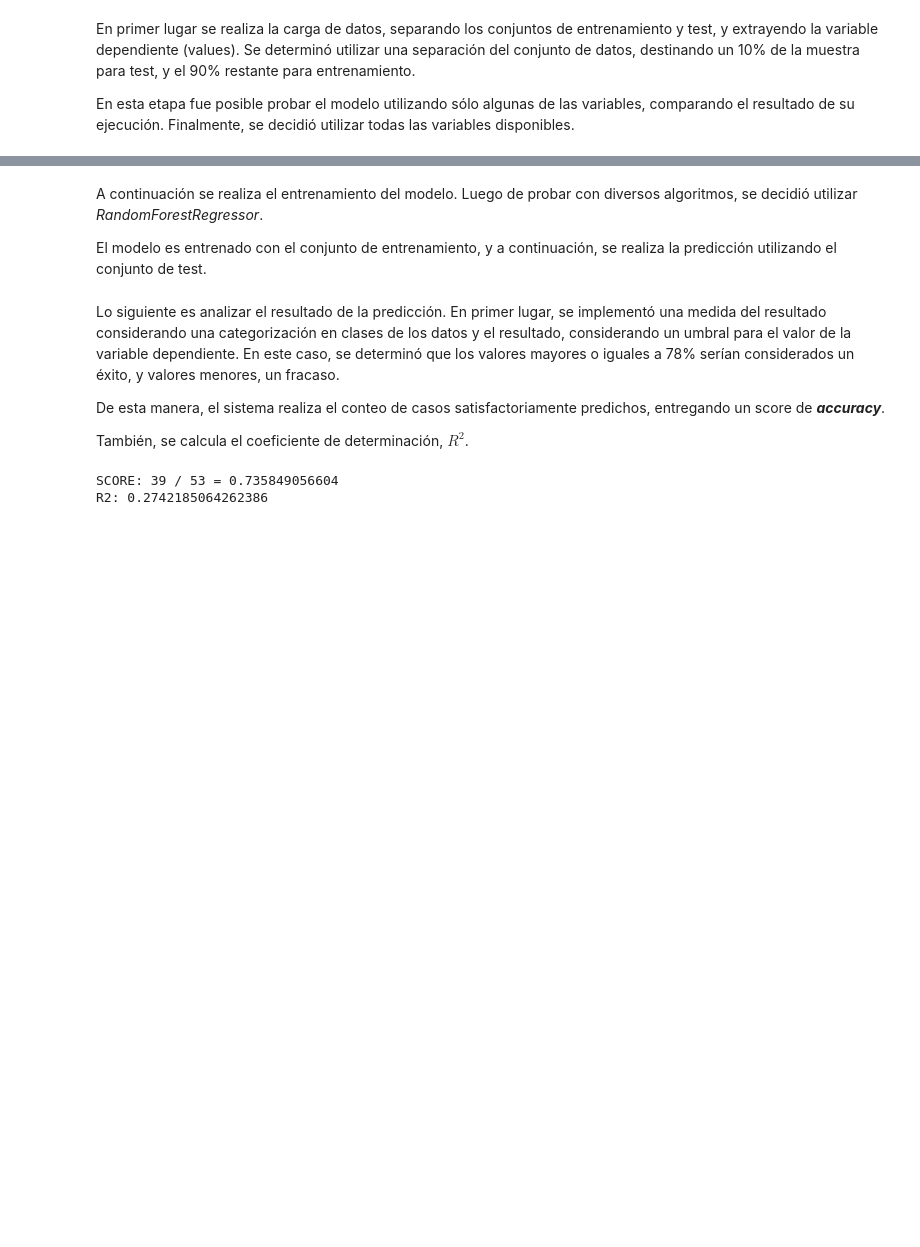
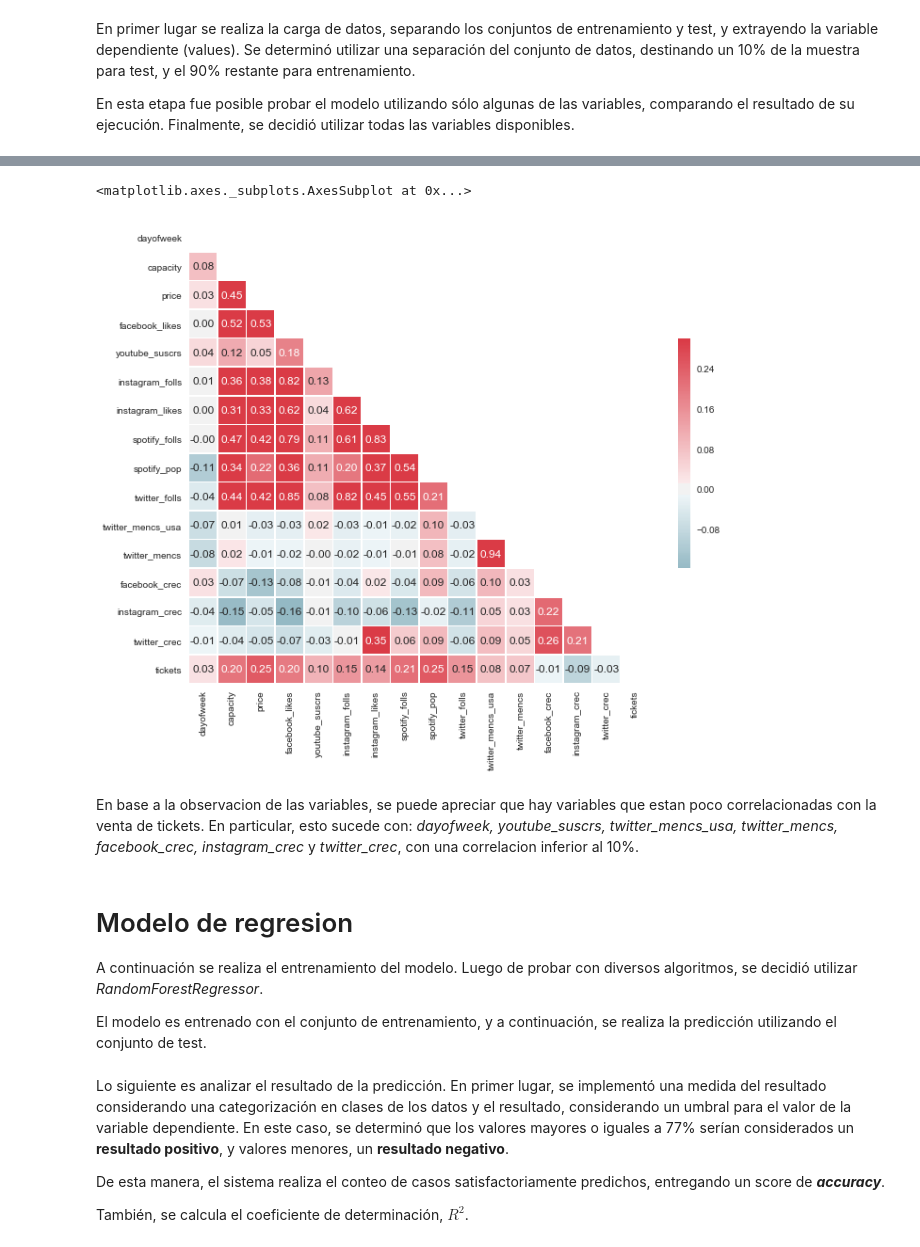
Before and after one commit to danielgomezm/diplomado, a Jupyter notebook: rrss_regresion.ipynb, the cells around one changed output, grey strips where cells are left out. Cells and saved outputs as stored; diff of their text form; code cells hidden in the pictures; blank space fills up the shorter version.

```diff
--- a/rrss_regresion.ipynb
+++ b/rrss_regresion.ipynb
@@ -95,4 +165,20 @@ values_test   = values[420:]
+# %%
+# correlacion entre variables
+corr_vectors = Xy.corr()
+mask = np.zeros_like(corr_vectors, dtype=np.bool)
+mask[np.triu_indices_from(mask)] = True
+f, ax = plt.subplots(figsize=(11, 9))
+cmap = sns.diverging_palette(220, 10, as_cmap=True)
+sns.heatmap(corr_vectors, mask=mask, cmap=cmap, vmax=.3, center=0, annot = True, fmt='.2f',
+            square=True, linewidths=.5, cbar_kws={"shrink": .5})
+# %% [output]
+<matplotlib.axes._subplots.AxesSubplot at 0x...>
+[figure, added]
+# %% [markdown]
+En base a la observacion de las variables, se puede apreciar que hay variables que estan poco correlacionadas con la venta de tickets. En particular, esto sucede con: <i>dayofweek, youtube_suscrs, twitter_mencs_usa, twitter_mencs, facebook_crec, instagram_crec</i> y <i>twitter_crec</i>, con una correlacion inferior al 10%.
 # %% [markdown]
+# Modelo de regresion
+
 A continuación se realiza el entrenamiento del modelo. Luego de probar con diversos algoritmos, se decidió utilizar <I>RandomForestRegressor</I>.
 
 El modelo es entrenado con el conjunto de entrenamiento, y a continuación, se realiza la predicción utilizando el conjunto de test.
@@ -104,22 +191,6 @@ prediction = model.predict(vectors_test)
 # %% [markdown]
-Lo siguiente es analizar el resultado de la predicción. En primer lugar, se implementó una medida del resultado considerando una categorización en clases de los datos y el resultado, considerando un umbral para el valor de la variable dependiente. En este caso, se determinó que los valores mayores o iguales a 78% serían considerados un éxito, y valores menores, un fracaso.
+Lo siguiente es analizar el resultado de la predicción. En primer lugar, se implementó una medida del resultado considerando una categorización en clases de los datos y el resultado, considerando un umbral para el valor de la variable dependiente. En este caso, se determinó que los valores mayores o iguales a 77% serían considerados un <b>resultado positivo</b>, y valores menores, un <b>resultado negativo</b>.
 
 De esta manera, el sistema realiza el conteo de casos satisfactoriamente predichos, entregando un score de <B><I>accuracy</I></B>.
 
 También, se calcula el coeficiente de determinación, $R^2$.
-# %%
-sum = 0; sum_malos = 0; sum2 = 0
-total = len(vectors_test)
-umbral = 78
-for k in range(0, len(prediction)):
-    sum += abs(prediction[k] - values_test[k])
-    if(abs(prediction[k] - values_test[k]) > 27):
-        sum_malos += 1
-    if values_test[k] >= umbral and prediction[k] >= umbral or values_test[k] < umbral and prediction[k] < umbral:
-        sum2 += 1
-
-print "SCORE: " + str(sum2) + " / " + str(total) + " = " + str(1.0 * sum2/total)
-print "R2: " + str(r2_score(values_test, model.predict(vectors_test)))
-# %% [output]
-SCORE: 39 / 53 = 0.735849056604
-R2: 0.2742185064262386
```
Also changed, not shown: parts of 26 cells of this notebook.
